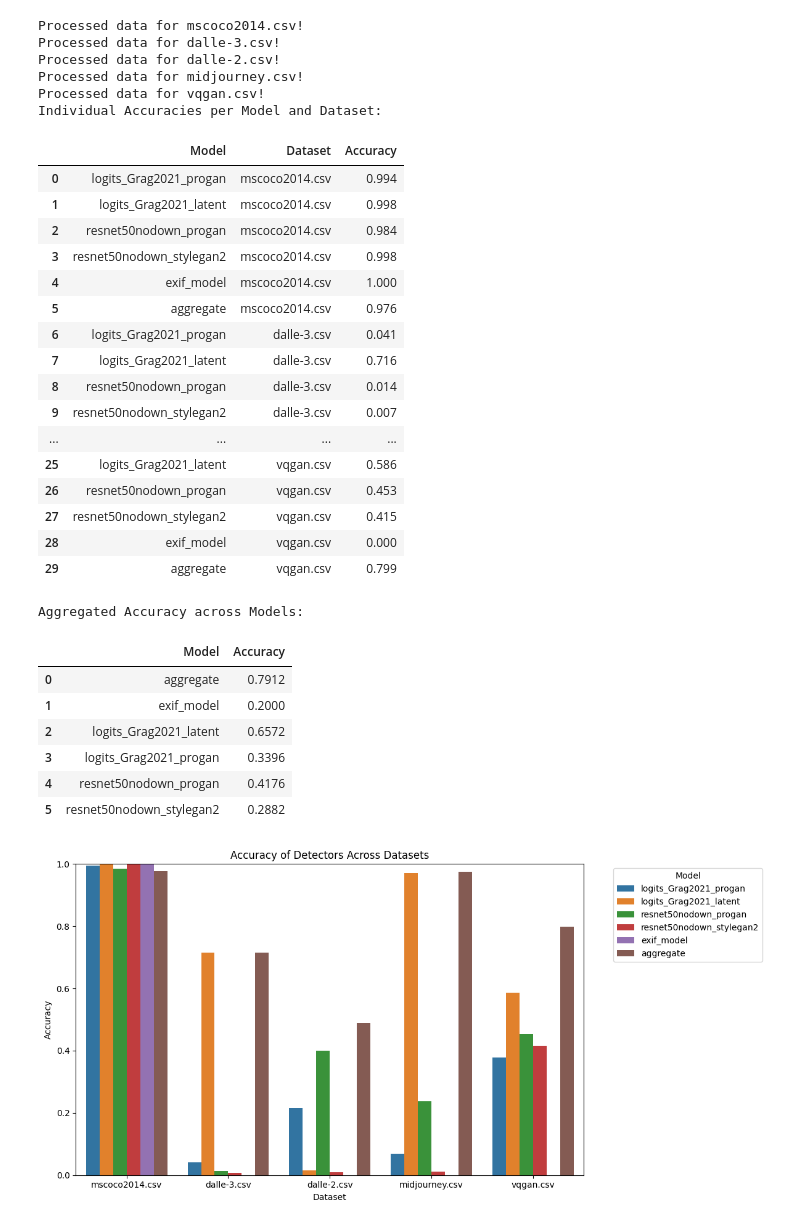
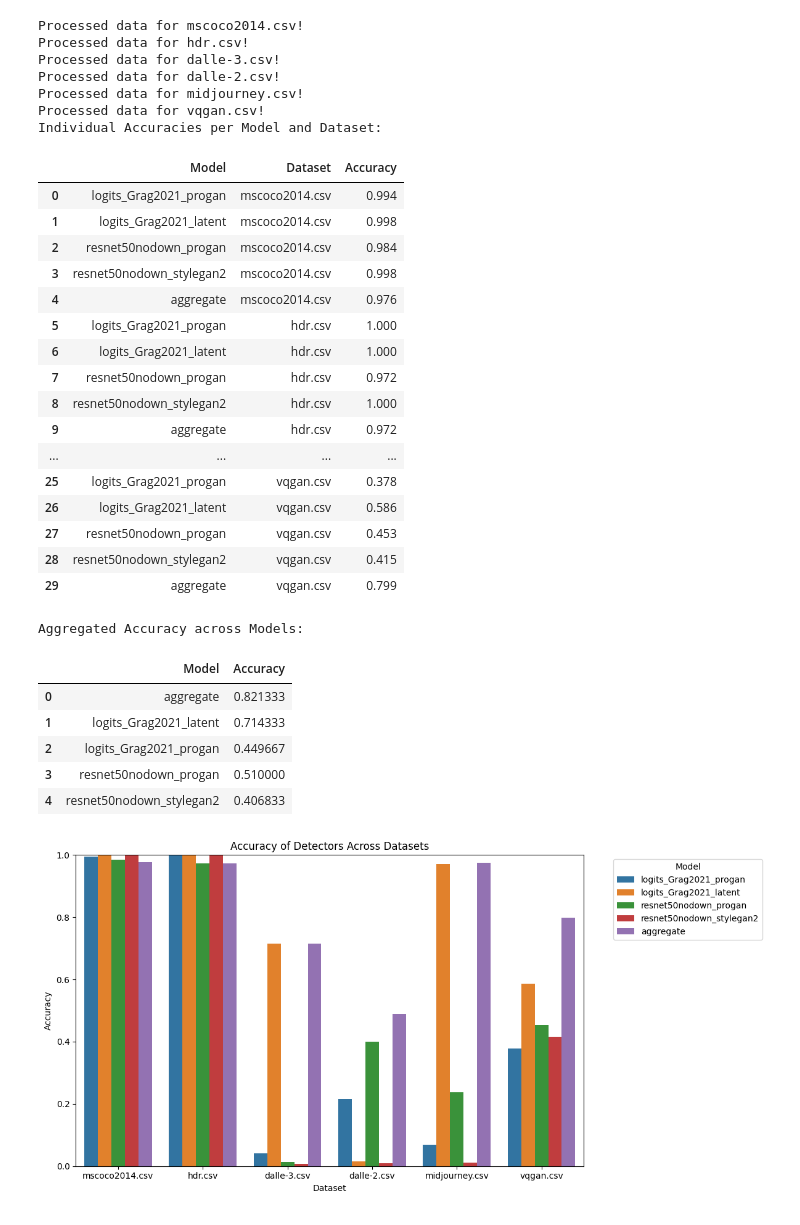
Before and after one commit to GetHypercube/aidetector-backend, a Jupyter notebook: notebooks/evaluations.ipynb, the cells around one changed output. Saved outputs shown, nothing was run; the diff lists cells and outputs as text; code cells hidden in the pictures.

```diff
--- a/notebooks/evaluations.ipynb
+++ b/notebooks/evaluations.ipynb
@@ -26,7 +26,7 @@ def calculate_model_accuracy(df, threshold):
     return accuracies
 
 # List of CSV files for each dataset
-csv_files = ['mscoco2014.csv', 'dalle-3.csv', 'dalle-2.csv', 'midjourney.csv', 'vqgan.csv']  # Add your dataset CSV file names here
+csv_files = ['mscoco2014.csv', 'hdr.csv', 'dalle-3.csv', 'dalle-2.csv', 'midjourney.csv', 'vqgan.csv']  # Add your dataset CSV file names here
 # accuracy_across_datasets = {model: [] for model in ['logits_Grag2021_progan', 'logits_Grag2021_latent', 'resnet50nodown_progan', 'resnet50nodown_stylegan2', 'exif_model', 'aggregate']}
 accuracy_across_datasets = {model: [] for model in ['logits_Grag2021_progan', 'logits_Grag2021_latent', 'resnet50nodown_progan', 'resnet50nodown_stylegan2', 'aggregate']}
 
@@ -75,47 +75,47 @@ display(accuracy_across_df)
 aggregated_accuracy_df = accuracy_across_df.groupby('Model')['Accuracy'].mean().reset_index()
 print("\nAggregated Accuracy across Models:")
 display(aggregated_accuracy_df)
 
 # Plotting Accuracy Across Datasets
 plt.figure(figsize=(12, 6))
 sns.barplot(x='Dataset', y='Accuracy', hue='Model', data=accuracy_across_df)
 plt.title('Accuracy of Detectors Across Datasets')
 plt.xlabel('Dataset')
 plt.ylabel('Accuracy')
 plt.ylim(0, 1)
 plt.legend(title='Model', bbox_to_anchor=(1.05, 1), loc='upper left')
 plt.tight_layout()
 plt.show()
 # %% [output]
 Processed data for mscoco2014.csv!
+Processed data for hdr.csv!
 Processed data for dalle-3.csv!
 Processed data for dalle-2.csv!
 Processed data for midjourney.csv!
 Processed data for vqgan.csv!
 Individual Accuracies per Model and Dataset:
 |  | Model | Dataset | Accuracy |
 | 0 | logits_Grag2021_progan | mscoco2014.csv | 0.994 |
 | 1 | logits_Grag2021_latent | mscoco2014.csv | 0.998 |
 | 2 | resnet50nodown_progan | mscoco2014.csv | 0.984 |
 | 3 | resnet50nodown_stylegan2 | mscoco2014.csv | 0.998 |
-| 4 | exif_model | mscoco2014.csv | 1.000 |
-| 5 | aggregate | mscoco2014.csv | 0.976 |
-| 6 | logits_Grag2021_progan | dalle-3.csv | 0.041 |
-| 7 | logits_Grag2021_latent | dalle-3.csv | 0.716 |
-| 8 | resnet50nodown_progan | dalle-3.csv | 0.014 |
-| 9 | resnet50nodown_stylegan2 | dalle-3.csv | 0.007 |
+| 4 | aggregate | mscoco2014.csv | 0.976 |
+| 5 | logits_Grag2021_progan | hdr.csv | 1.000 |
+| 6 | logits_Grag2021_latent | hdr.csv | 1.000 |
+| 7 | resnet50nodown_progan | hdr.csv | 0.972 |
+| 8 | resnet50nodown_stylegan2 | hdr.csv | 1.000 |
+| 9 | aggregate | hdr.csv | 0.972 |
 | ... | ... | ... | ... |
-| 25 | logits_Grag2021_latent | vqgan.csv | 0.586 |
-| 26 | resnet50nodown_progan | vqgan.csv | 0.453 |
-| 27 | resnet50nodown_stylegan2 | vqgan.csv | 0.415 |
-| 28 | exif_model | vqgan.csv | 0.000 |
+| 25 | logits_Grag2021_progan | vqgan.csv | 0.378 |
+| 26 | logits_Grag2021_latent | vqgan.csv | 0.586 |
+| 27 | resnet50nodown_progan | vqgan.csv | 0.453 |
+| 28 | resnet50nodown_stylegan2 | vqgan.csv | 0.415 |
 | 29 | aggregate | vqgan.csv | 0.799 |
 Aggregated Accuracy across Models:
 |  | Model | Accuracy |
-| 0 | aggregate | 0.7912 |
-| 1 | exif_model | 0.2000 |
-| 2 | logits_Grag2021_latent | 0.6572 |
-| 3 | logits_Grag2021_progan | 0.3396 |
-| 4 | resnet50nodown_progan | 0.4176 |
-| 5 | resnet50nodown_stylegan2 | 0.2882 |
+| 0 | aggregate | 0.821333 |
+| 1 | logits_Grag2021_latent | 0.714333 |
+| 2 | logits_Grag2021_progan | 0.449667 |
+| 3 | resnet50nodown_progan | 0.510000 |
+| 4 | resnet50nodown_stylegan2 | 0.406833 |
-[figure, old version]
+[figure, new version]
```
Also changed, not shown: 11 other files.
